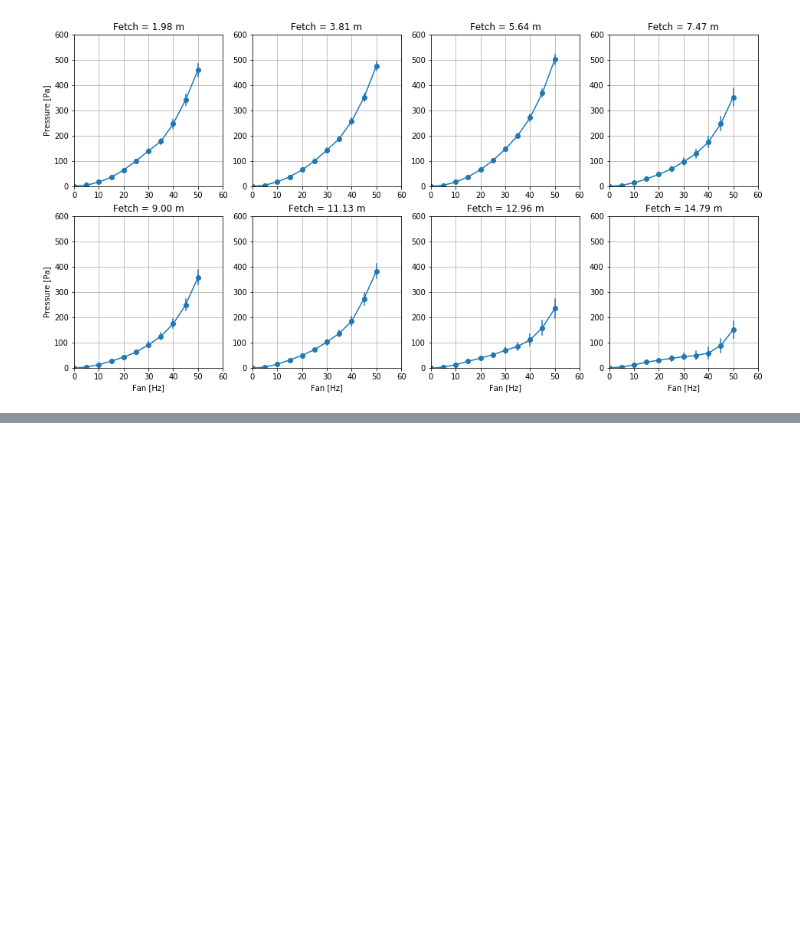
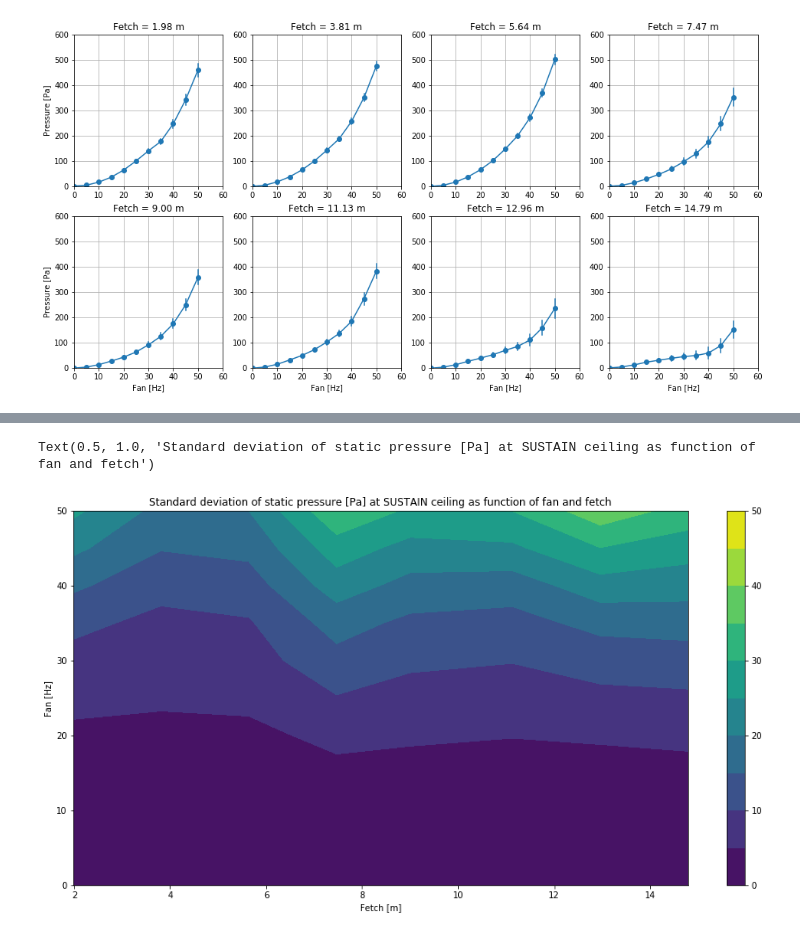
Before and after one commit to sustain-lab/sustain-drag-2020, a Jupyter notebook: scanivalve_pressure.ipynb, the cells around one changed output, grey strips where cells are left out. Cells and saved outputs as stored; diff of their text form; code cells hidden in the pictures; blank space fills up the shorter version.

```diff
--- a/scanivalve_pressure.ipynb
+++ b/scanivalve_pressure.ipynb
@@ -94,0 +114,10 @@ for j in range(2):
+# %%
+fig = plt.figure(figsize=(16, 8))
+plt.contourf(x, fan, pstd, np.arange(0, 55, 5))
+plt.colorbar()
+plt.xlabel('Fetch [m]')
+plt.ylabel('Fan [Hz]')
+plt.title('Standard deviation of static pressure [Pa] at SUSTAIN ceiling as function of fan and fetch')
+# %% [output]
+Text(0.5, 1.0, 'Standard deviation of static pressure [Pa] at SUSTAIN ceiling as function of fan and fetch')
+[figure, added]
```
Also changed, not shown: parts of 6 cells of this notebook.
